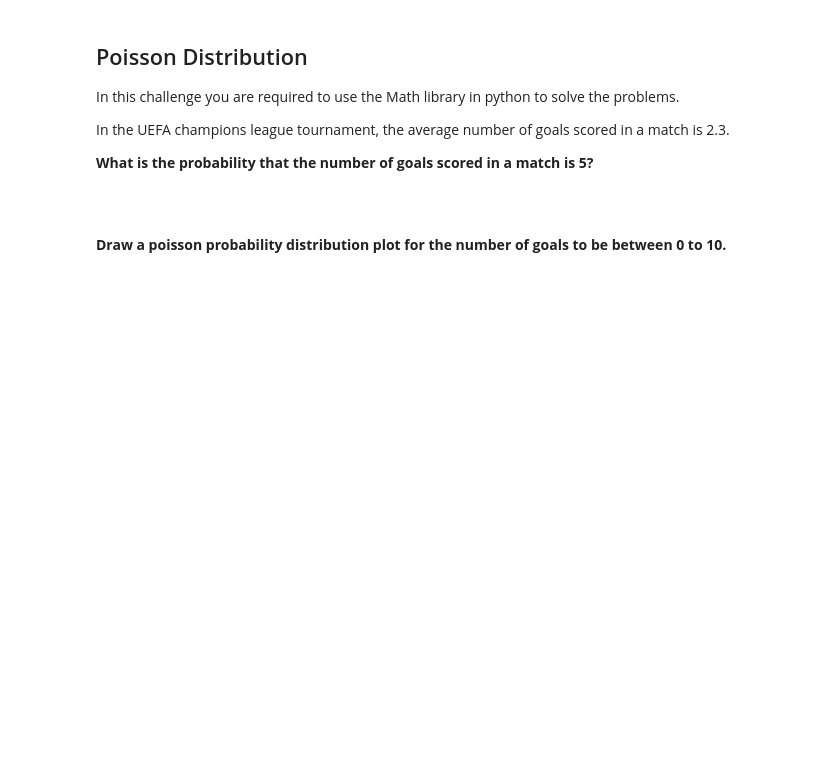
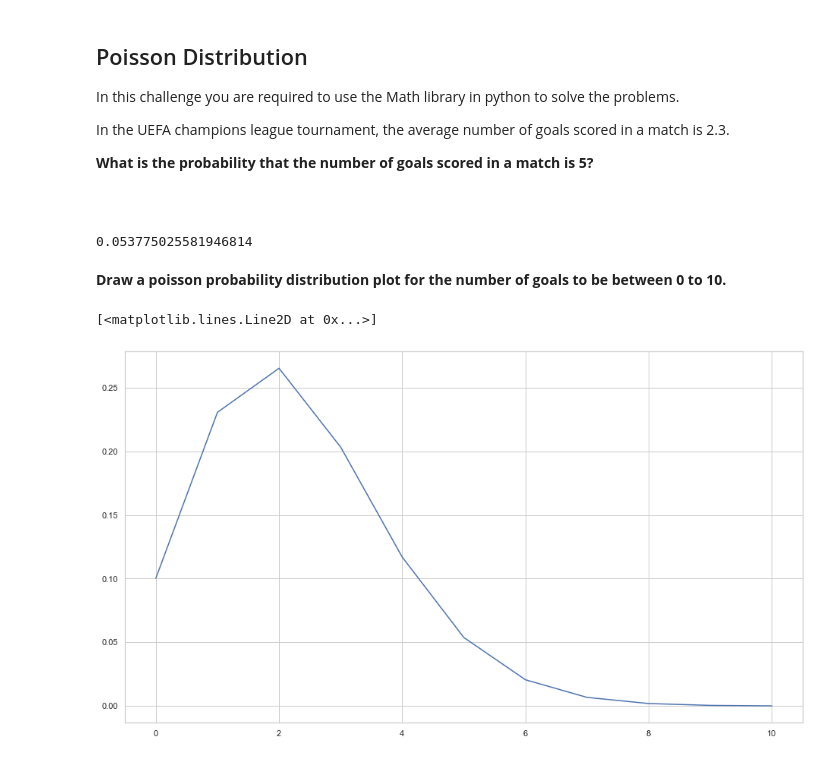
Before and after one commit to Ironhack-data-bcn-january-2023/lab-discrete-probability-distributions, a Jupyter notebook: your-code/main.ipynb, the cells around one changed output. Drawn from its saved outputs; the diff is of its cells as text; code cells hidden in the pictures; blank space fills up the shorter version.

```diff
--- a/your-code/main.ipynb
+++ b/your-code/main.ipynb
@@ -86,2 +118,14 @@ In the UEFA champions league tournament, the average number of goals scored in a
+# %%
+from scipy.stats import poisson
+goals = poisson(lam, k)
+lam = 2.3
+
+k = 5
+my_distributtion_poisson = poisson(lam)
+poisson.pmf(k, lam)
+
+print(poisson.pmf(k, lam))
+# %% [output]
+0.053775025581946814
 # %% [markdown]
 **Draw a poisson probability distribution plot for the number of goals to be between 0 to 10.**
@@ -90,0 +132,8 @@ In the UEFA champions league tournament, the average number of goals scored in a
+# %%
+x = np.arange(0,11)
+y = my_distributtion_poisson.pmf(x)
+
+plt.plot(x,y)
+# %% [output]
+[<matplotlib.lines.Line2D at 0x...>]
+[figure, added]
```
Also changed, not shown: parts of 15 cells of this notebook.
